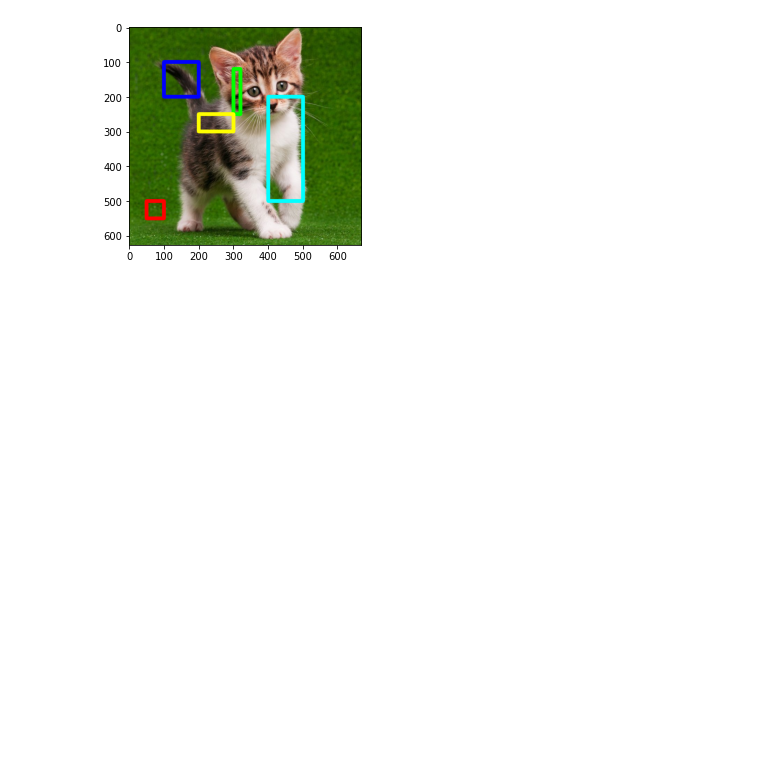
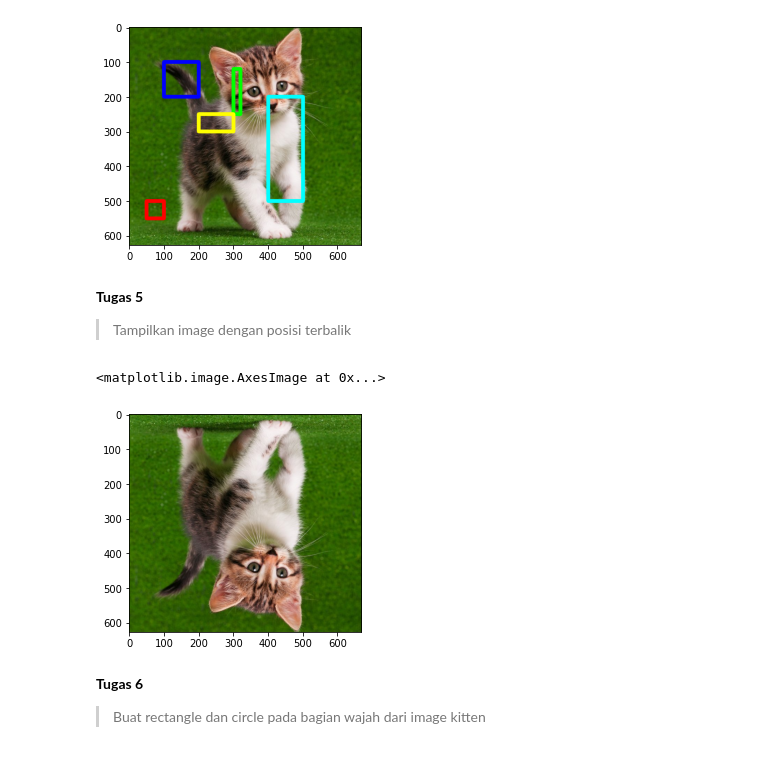
Before and after one commit to tsaniarisqi/PCVK_Matrikulasi_2022, a Jupyter notebook: modul2.ipynb, the cells around one changed output. Drawn from its saved outputs; the diff is of its cells as text; code cells hidden in the pictures; blank space fills up the shorter version.

```diff
--- a/modul2.ipynb
+++ b/modul2.ipynb
@@ -151,3 +158,15 @@ plt.imshow(img9)
 # %% [output]
 <matplotlib.image.AxesImage at 0x...>
 [figure]
+# %% [markdown]
+**Tugas 5**
+> Tampilkan image dengan posisi terbalik
+# %%
+img10 = cv.flip(cv.cvtColor(img,cv.COLOR_BGR2RGB),0)
+plt.imshow(img10)
+# %% [output]
+<matplotlib.image.AxesImage at 0x...>
+[figure, added]
+# %% [markdown]
+**Tugas 6**
+> Buat rectangle dan circle pada bagian wajah dari image kitten
```
Also changed, not shown: parts of 9 cells of this notebook.
